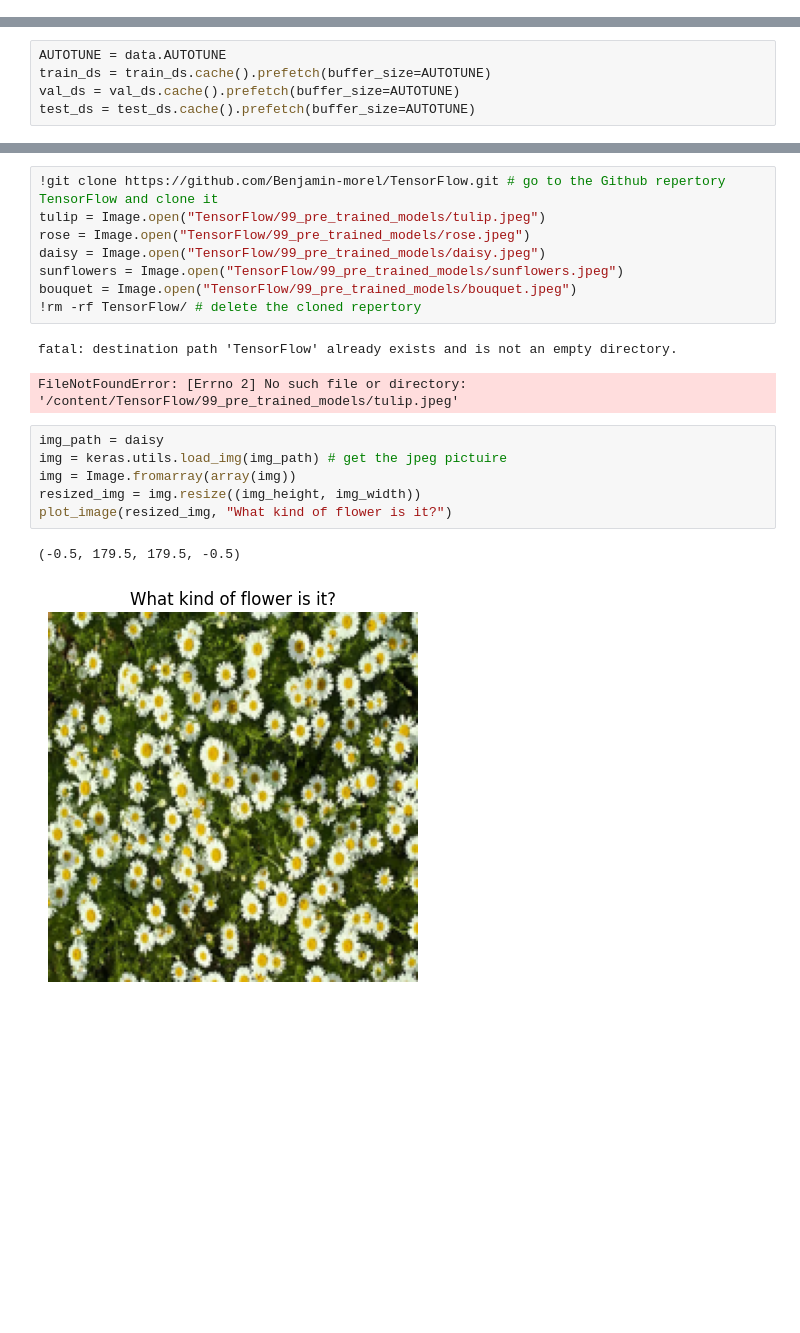
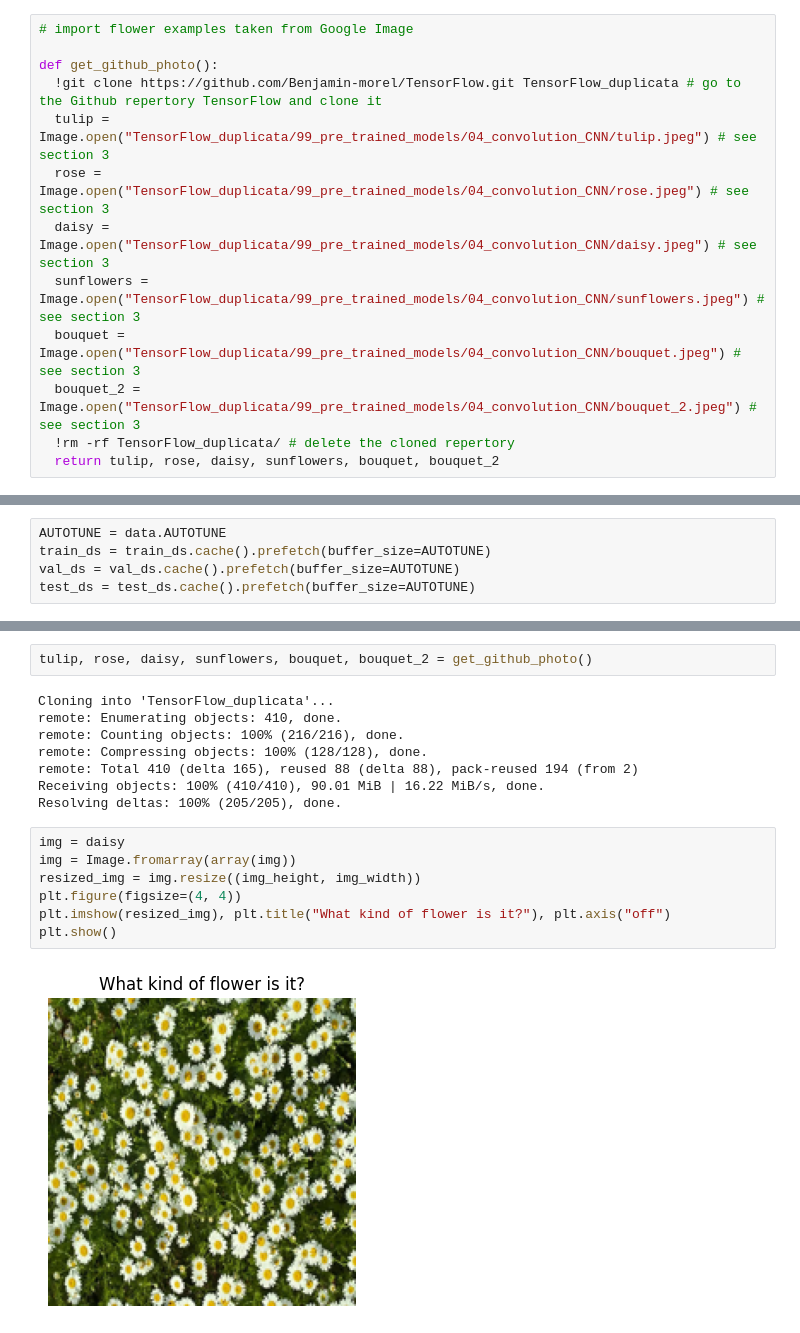
Before and after one commit to Benjamin-morel/TensorFlow, a Jupyter notebook: 04_convolution_CNN.ipynb, the cells around one changed output, grey strips where cells are left out. Saved outputs shown, nothing was run; the diff lists cells and outputs as text; blank space fills up the shorter version.

```diff
--- a/04_convolution_CNN.ipynb
+++ b/04_convolution_CNN.ipynb
@@ -59 +62,14 @@ Two graphic functions are declared below:
+# %%
+# import flower examples taken from Google Image
+
+def get_github_photo():
+  !git clone https://github.com/Benjamin-morel/TensorFlow.git TensorFlow_duplicata # go to the Github repertory TensorFlow and clone it
+  tulip = Image.open("TensorFlow_duplicata/99_pre_trained_models/04_convolution_CNN/tulip.jpeg") # see section 3
+  rose = Image.open("TensorFlow_duplicata/99_pre_trained_models/04_convolution_CNN/rose.jpeg") # see section 3
+  daisy = Image.open("TensorFlow_duplicata/99_pre_trained_models/04_convolution_CNN/daisy.jpeg") # see section 3
+  sunflowers = Image.open("TensorFlow_duplicata/99_pre_trained_models/04_convolution_CNN/sunflowers.jpeg") # see section 3
+  bouquet = Image.open("TensorFlow_duplicata/99_pre_trained_models/04_convolution_CNN/bouquet.jpeg") # see section 3
+  bouquet_2 = Image.open("TensorFlow_duplicata/99_pre_trained_models/04_convolution_CNN/bouquet_2.jpeg") # see section 3
+  !rm -rf TensorFlow_duplicata/ # delete the cloned repertory
+  return tulip, rose, daisy, sunflowers, bouquet, bouquet_2
 # %%
@@ -232,23 +272,22 @@ Test loss function value 0.8 and test accuracy value 68.0 %
-# %%
-!git clone https://github.com/Benjamin-morel/TensorFlow.git # go to the Github repertory TensorFlow and clone it
-tulip = Image.open("TensorFlow/99_pre_trained_models/tulip.jpeg")
-rose = Image.open("TensorFlow/99_pre_trained_models/rose.jpeg")
-daisy = Image.open("TensorFlow/99_pre_trained_models/daisy.jpeg")
-sunflowers = Image.open("TensorFlow/99_pre_trained_models/sunflowers.jpeg")
-bouquet = Image.open("TensorFlow/99_pre_trained_models/bouquet.jpeg")
-!rm -rf TensorFlow/ # delete the cloned repertory
-# %% [output]
-fatal: destination path 'TensorFlow' already exists and is not an empty directory.
-FileNotFoundError: [Errno 2] No such file or directory: '/content/TensorFlow/99_pre_trained_models/tulip.jpeg'
+# %%
+tulip, rose, daisy, sunflowers, bouquet, bouquet_2 = get_github_photo()
+# %% [output]
+Cloning into 'TensorFlow_duplicata'...
+remote: Enumerating objects: 410, done.
+remote: Counting objects: 100% (216/216), done.
+remote: Compressing objects: 100% (128/128), done.
+remote: Total 410 (delta 165), reused 88 (delta 88), pack-reused 194 (from 2)
+Receiving objects: 100% (410/410), 90.01 MiB | 16.22 MiB/s, done.
+Resolving deltas: 100% (205/205), done.
 # %%
-img_path = daisy
-img = keras.utils.load_img(img_path) # get the jpeg pictuire
+img = daisy
 img = Image.fromarray(array(img))
 resized_img = img.resize((img_height, img_width))
-plot_image(resized_img, "What kind of flower is it?")
+plt.figure(figsize=(4, 4))
+plt.imshow(resized_img), plt.title("What kind of flower is it?"), plt.axis("off")
+plt.show()
 # %% [output]
-(-0.5, 179.5, 179.5, -0.5)
-[figure, old version]
+[figure, new version]
 # %%
 resized_img_array = expand_dims(array(resized_img), 0)
 predictions = model.predict(resized_img_array)
```
Also changed, not shown: parts of 35 cells of this notebook.
